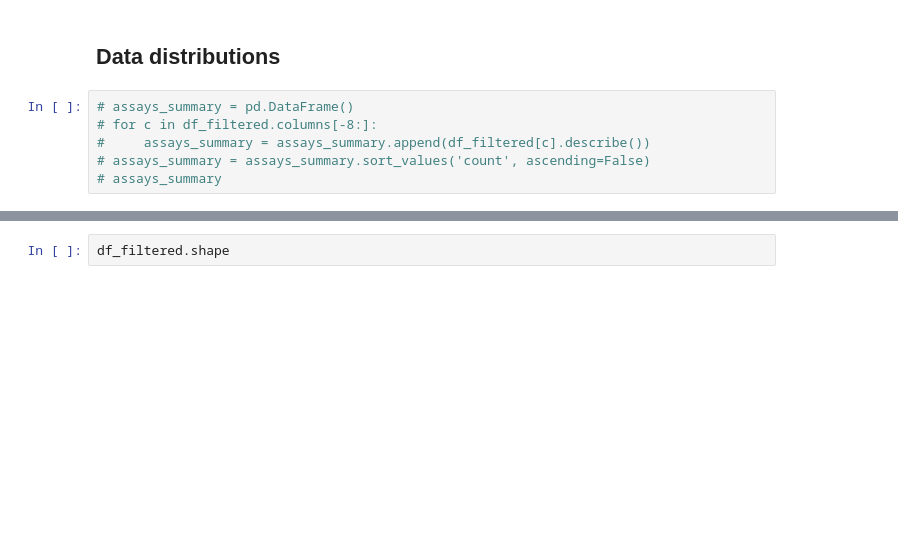
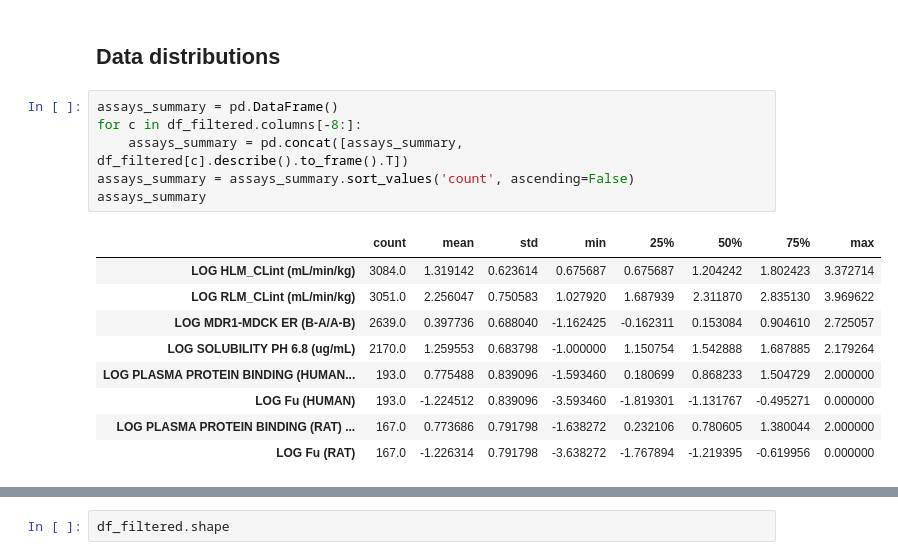
Before and after one commit to Novartis/UNIQUE, a Jupyter notebook: example_usage/ADME_public/Prepare_data.ipynb, the cells around one changed output, grey strips where cells are left out. Drawn from its saved outputs; the diff is of its cells as text; blank space fills up the shorter version.

```diff
--- a/example_usage/ADME_public/Prepare_data.ipynb
+++ b/example_usage/ADME_public/Prepare_data.ipynb
@@ -67,9 +66,19 @@ See the caveats in the documentation: https://pandas.pydata.org/pandas-docs/stab
 # %% [markdown]
 ## Data distributions
 # %%
-# assays_summary = pd.DataFrame()
-# for c in df_filtered.columns[-8:]:
-#     assays_summary = assays_summary.append(df_filtered[c].describe())
-# assays_summary = assays_summary.sort_values('count', ascending=False)
-# assays_summary
+assays_summary = pd.DataFrame()
+for c in df_filtered.columns[-8:]:
+    assays_summary = pd.concat([assays_summary, df_filtered[c].describe().to_frame().T])
+assays_summary = assays_summary.sort_values('count', ascending=False)
+assays_summary
+# %% [output]
+|  | count | mean | std | min | 25% | 50% | 75% | max |
+| LOG HLM_CLint (mL/min/kg) | 3084.0 | 1.319142 | 0.623614 | 0.675687 | 0.675687 | 1.204242 | 1.802423 | 3.372714 |
+| LOG RLM_CLint (mL/min/kg) | 3051.0 | 2.256047 | 0.750583 | 1.027920 | 1.687939 | 2.311870 | 2.835130 | 3.969622 |
+| LOG MDR1-MDCK ER (B-A/A-B) | 2639.0 | 0.397736 | 0.688040 | -1.162425 | -0.162311 | 0.153084 | 0.904610 | 2.725057 |
+| LOG SOLUBILITY PH 6.8 (ug/mL) | 2170.0 | 1.259553 | 0.683798 | -1.000000 | 1.150754 | 1.542888 | 1.687885 | 2.179264 |
+| LOG PLASMA PROTEIN BINDING (HUMAN... | 193.0 | 0.775488 | 0.839096 | -1.593460 | 0.180699 | 0.868233 | 1.504729 | 2.000000 |
+| LOG Fu (HUMAN) | 193.0 | -1.224512 | 0.839096 | -3.593460 | -1.819301 | -1.131767 | -0.495271 | 0.000000 |
+| LOG PLASMA PROTEIN BINDING (RAT) ... | 167.0 | 0.773686 | 0.791798 | -1.638272 | 0.232106 | 0.780605 | 1.380044 | 2.000000 |
+| LOG Fu (RAT) | 167.0 | -1.226314 | 0.791798 | -3.638272 | -1.767894 | -1.219395 | -0.619956 | 0.000000 |
 # %%
```
Also changed, not shown: parts of 5 cells of this notebook.
